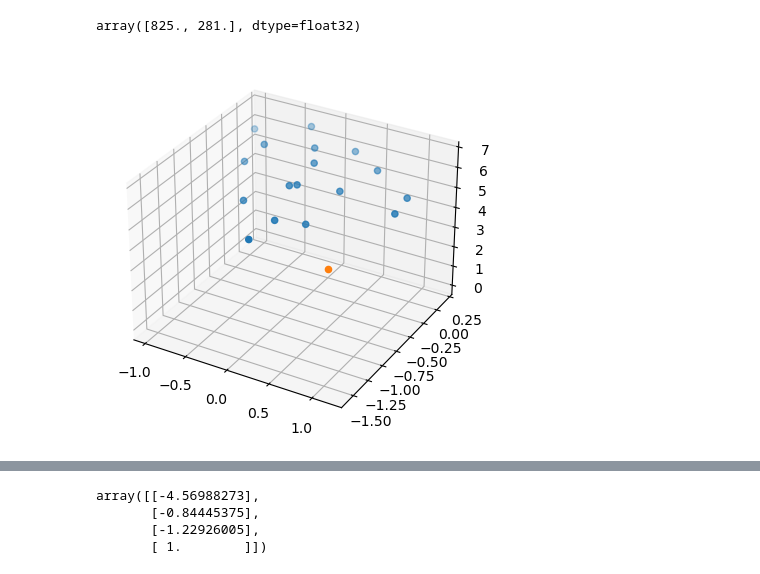
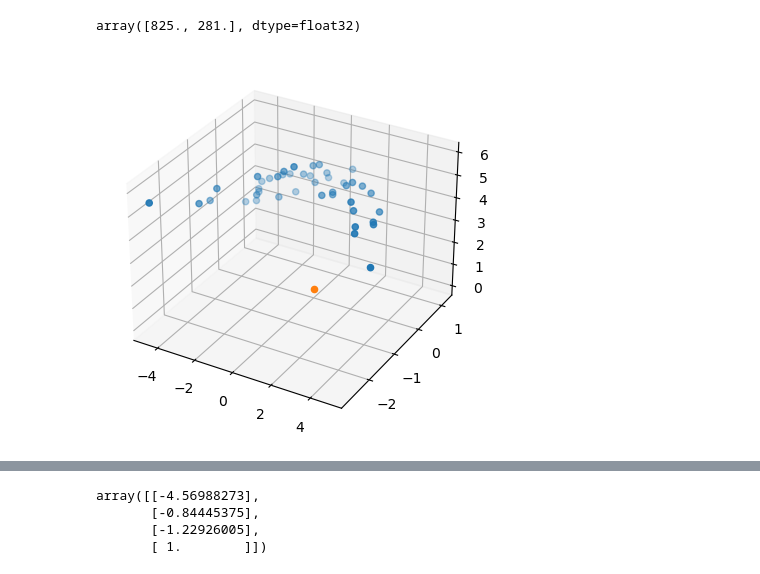
Before and after one commit to zhenqi-he/hanglok-robotics, a Jupyter notebook: nerf/instant-ngp/try.ipynb, the cells around one changed output, grey strips where cells are left out. Saved outputs shown, nothing was run; the diff lists cells and outputs as text; code cells hidden in the pictures.

```diff
--- a/nerf/instant-ngp/try.ipynb
+++ b/nerf/instant-ngp/try.ipynb
@@ -194,20 +226,28 @@ aruco_dict7x7=aruco.getPredefinedDictionary(aruco.DICT_7X7_100)
 intr_matrix= np.array([[912.266, 0, 637.773],[0, 911.672, 375.817],[0,0,1]], dtype = "double")
 
 parameters =  aruco.DetectorParameters()
+
+detector4x4 = aruco.ArucoDetector(aruco_dict4x4, parameters)
 detector6x6 = aruco.ArucoDetector(aruco_dict6x6, parameters)
 detector7x7 = aruco.ArucoDetector(aruco_dict7x7, parameters)
 
-data_path = r"C:\Users\HP\Desktop\hzq\hanglok-robotics\calibration\saved_07_14_17_24"
+data_path = r"C:\Users\HP\Desktop\hzq\hanglok-robotics\calibration\saved_07_06_16_38"
 img_lists = glob.glob(os.path.join(data_path,'*.png'))
 
 img_path = img_lists[0]
 
 img = cv2.imread(img_path)
 
+markerCorners4x4, markerIds4x4, rejectedCandidates = detector4x4.detectMarkers(img)
 markerCorners6x6, markerIds6x6, rejectedCandidates = detector6x6.detectMarkers(img)
 markerCorners7x7, markerIds7x7, rejectedCandidates = detector7x7.detectMarkers(img)
 
-cv2.circle(img, tuple(np.uint32(markerCorners6x6[0][0][2])), 20, (0, 255, 255))
+if len(markerCorners4x4) > 0:
+    cv2.circle(img, tuple(np.uint32(markerCorners4x4[0][0][0])), 20, (0, 255, 255))
+    cv2.circle(img, tuple(np.uint32(markerCorners4x4[0][0][1])), 20, (255, 255, 255))
+
+if len(markerCorners6x6) > 0:
+    cv2.circle(img, tuple(np.uint32(markerCorners6x6[0][0][2])), 20, (0, 255, 255))
 if len(markerCorners7x7) > 0:
     cv2.circle(img, tuple(np.uint32(markerCorners7x7[0][0][0])), 20, (0, 0, 255))
 
@@ -220,12 +260,13 @@ world_coor[2,:] = [1,0,0]
 world_coor[3,:] = [0,0,0]
 
 distCoeffs =  np.zeros((5,1))
-retval, rvec, T_target2camera = cv2.solvePnP(world_coor, markerCorners6x6[0][0], intr_matrix, distCoeffs,flags=cv2.SOLVEPNP_IPPE_SQUARE)
-R_target2camera = angle2rotation(rvec[0][0],rvec[1][0],rvec[2][0])
-matrix_w2c = np.row_stack((np.column_stack((R_target2camera,T_target2camera)),np.array([0,0,0,1])))
-matrix_c2w = np.linalg.inv(matrix_w2c)
-c_p = matrix_c2w@np.array([0,0,0,1])
-c_p
+if len(markerCorners4x4) > 0:
+    retval, rvec, T_target2camera = cv2.solvePnP(world_coor, markerCorners4x4[0][0], intr_matrix, distCoeffs,flags=cv2.SOLVEPNP_IPPE_SQUARE)
+    R_target2camera = angle2rotation(rvec[0][0],rvec[1][0],rvec[2][0])
+    matrix_w2c = np.row_stack((np.column_stack((R_target2camera,T_target2camera)),np.array([0,0,0,1])))
+    matrix_c2w = np.linalg.inv(matrix_w2c)
+    c_p = matrix_c2w@np.array([0,0,0,1])
+    c_p
 
 # intr_matrix4x4 = np.row_stack((np.column_stack((intr_matrix,np.zeros((1,3)))),np.array([0,0,0,0])))
 # pix_cor = intr_matrix@c_p[:3]
@@ -253,38 +293,39 @@ markerCorners6x6[0][0][3]
 # %% [output]
 array([825., 281.], dtype=float32)
 # %%
-
+data_path = r"C:\Users\HP\Desktop\hzq\hanglok-robotics\calibration\saved_07_06_16_38"
+img_lists = glob.glob(os.path.join(data_path,'*.png'))
 
 distCoeffs =  np.zeros((5,1))
 c_p_list = []
 for img in img_lists:
     img = cv2.imread(img)
-
+    markerCorners4x4, markerIds4x4, rejectedCandidates = detector4x4.detectMarkers(img)
     markerCorners6x6, markerIds6x6, rejectedCandidates = detector6x6.detectMarkers(img)
     markerCorners7x7, markerIds7x7, rejectedCandidates = detector7x7.detectMarkers(img)
     world_coor = np.zeros((4,3),dtype=np.float32)
     world_coor[0,:] = [0,1,0]
     world_coor[1,:] = [1,1,0]
     world_coor[2,:] = [1,0,0]
     world_coor[3,:] = [0,0,0]
 
     # cv2.circle(img, tuple(np.uint32(markerCorners6x6[0][0][2])), 20, (0, 255, 255))
-    if len(markerCorners6x6) > 0:
-        retval, rvec, T_target2camera = cv2.solvePnP(world_coor, markerCorners6x6[0][0], intr_matrix, distCoeffs,flags=cv2.SOLVEPNP_IPPE_SQUARE)
-        R_target2camera = angle2rotation(rvec[0][0],rvec[1][0],rvec[2][0])
+    if len(markerCorners4x4) > 0:
+        retval, rvec, T_target2camera = cv2.solvePnP(world_coor, markerCorners4x4[0][0], intr_matrix, distCoeffs,flags=cv2.SOLVEPNP_IPPE_SQUARE)
+        R_target2camera = cv2.Rodrigues(rvec)[0]
         matrix_w2c = np.row_stack((np.column_stack((R_target2camera,T_target2camera)),np.array([0,0,0,1])))
         matrix_c2w = np.linalg.inv(matrix_w2c)
         # print(matrix_c2w)
-        c_p = matrix_w2c@np.array([0,0,0,1])
+        c_p = matrix_c2w@np.array([0,0,0,1])
         c_p_list.append(c_p)
 camera_posX = [i[0] for i in c_p_list]
 camera_posY = [i[1] for i in c_p_list]
 camera_posZ = [i[2] for i in c_p_list]
 fig = plt.figure()
 ax = plt.axes(projection='3d')
 ax.scatter(camera_posX, camera_posY, camera_posZ, 'green')
 ax.scatter([0], [0], [0], 'black')
 # ax.scatter(COLMAP_camera_posX, COLMAP_camera_posY, COLMAP_camera_posZ, 'red')
 plt.show()
 # %% [output]
-[figure, old version]
+[figure, new version]
```
Also changed, not shown: parts of 29 cells of this notebook, 18 other files.
